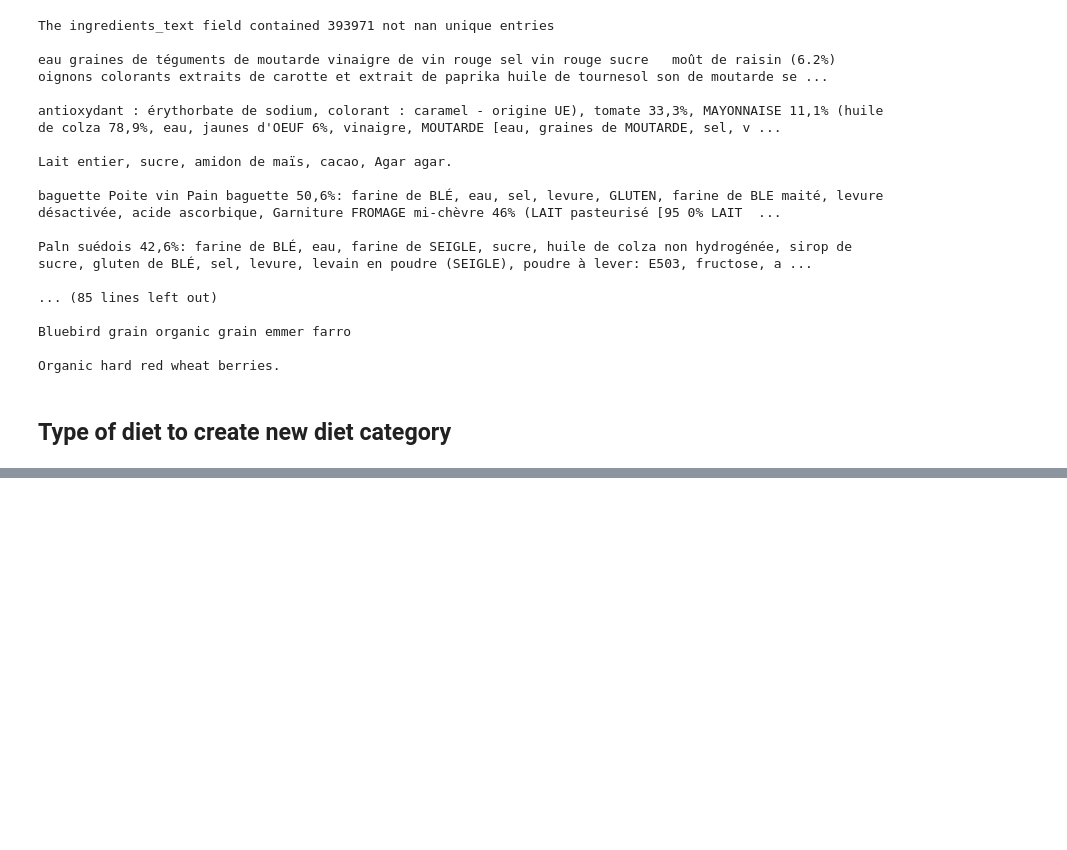
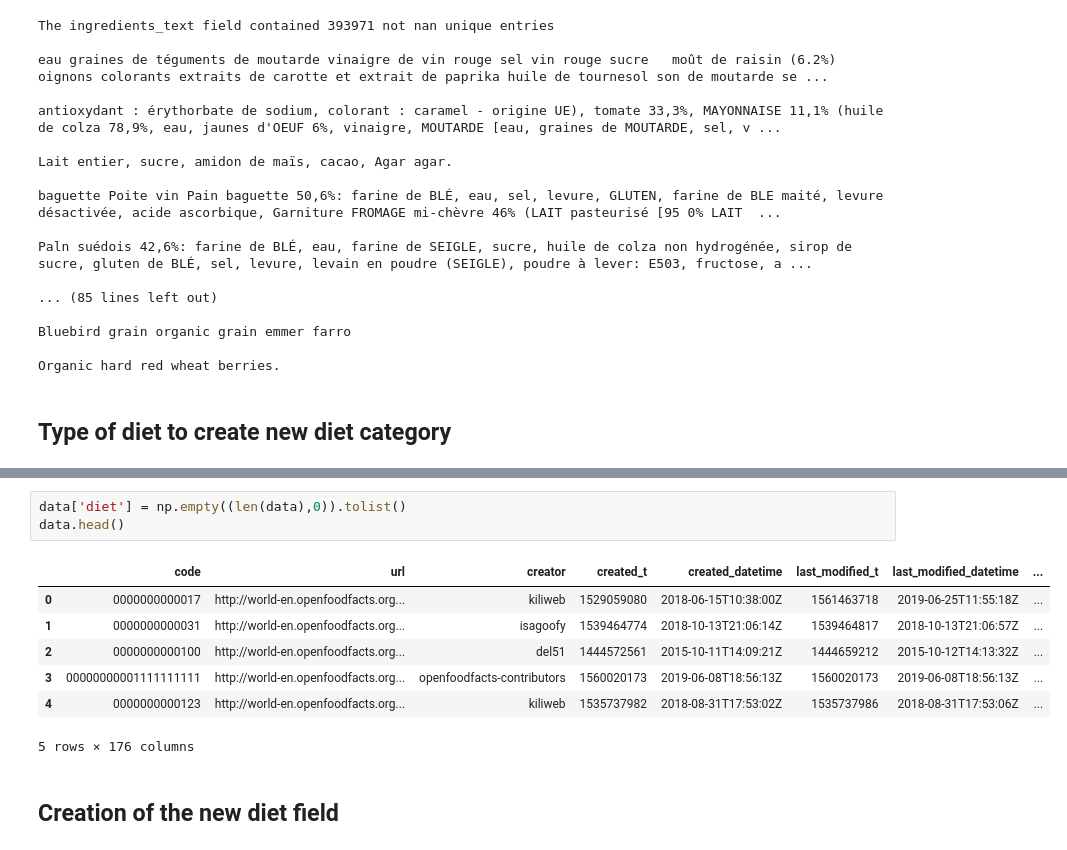
Before and after one commit to romi514/ProjectADA, a Jupyter notebook: exploration/0-data_exploration.ipynb, the cells around one changed output, grey strips where cells are left out. Drawn from its saved outputs; the diff is of its cells as text; blank space fills up the shorter version.

```diff
--- a/exploration/0-data_exploration.ipynb
+++ b/exploration/0-data_exploration.ipynb
@@ -280,0 +268,13 @@ A vegan diet is part of a lifestyle that excludes the consumption or use of any
+# %%
+data['diet'] = np.empty((len(data),0)).tolist()
+data.head()
+# %% [output]
+|  | code | url | creator | created_t | created_datetime | last_modified_t | last_modified_datetime | ... |
+| 0 | 0000000000017 | http://world-en.openfoodfacts.org... | kiliweb | 1529059080 | 2018-06-15T10:38:00Z | 1561463718 | 2019-06-25T11:55:18Z | ... |
+| 1 | 0000000000031 | http://world-en.openfoodfacts.org... | isagoofy | 1539464774 | 2018-10-13T21:06:14Z | 1539464817 | 2018-10-13T21:06:57Z | ... |
+| 2 | 0000000000100 | http://world-en.openfoodfacts.org... | del51 | 1444572561 | 2015-10-11T14:09:21Z | 1444659212 | 2015-10-12T14:13:32Z | ... |
+| 3 | 00000000001111111111 | http://world-en.openfoodfacts.org... | openfoodfacts-contributors | 1560020173 | 2019-06-08T18:56:13Z | 1560020173 | 2019-06-08T18:56:13Z | ... |
+| 4 | 0000000000123 | http://world-en.openfoodfacts.org... | kiliweb | 1535737982 | 2018-08-31T17:53:02Z | 1535737986 | 2018-08-31T17:53:06Z | ... |
+5 rows × 176 columns
+# %% [markdown]
+## Creation of the new diet field
```
Also changed, not shown: parts of 19 cells of this notebook.
